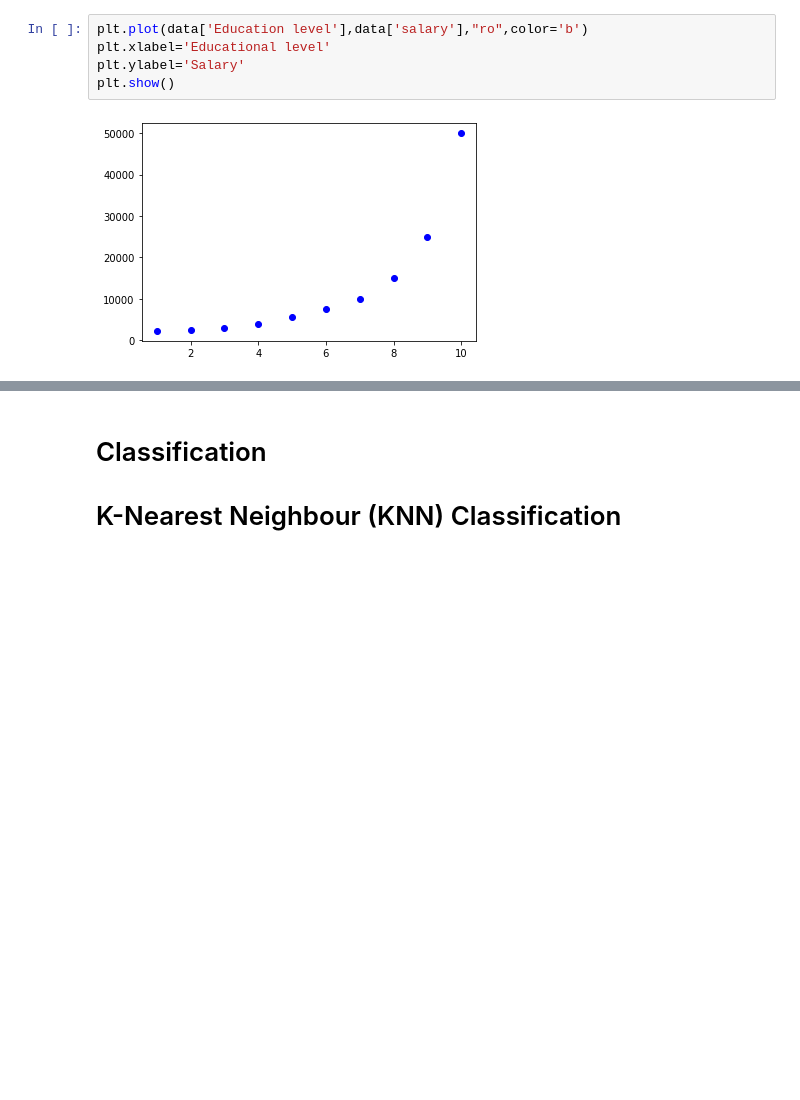
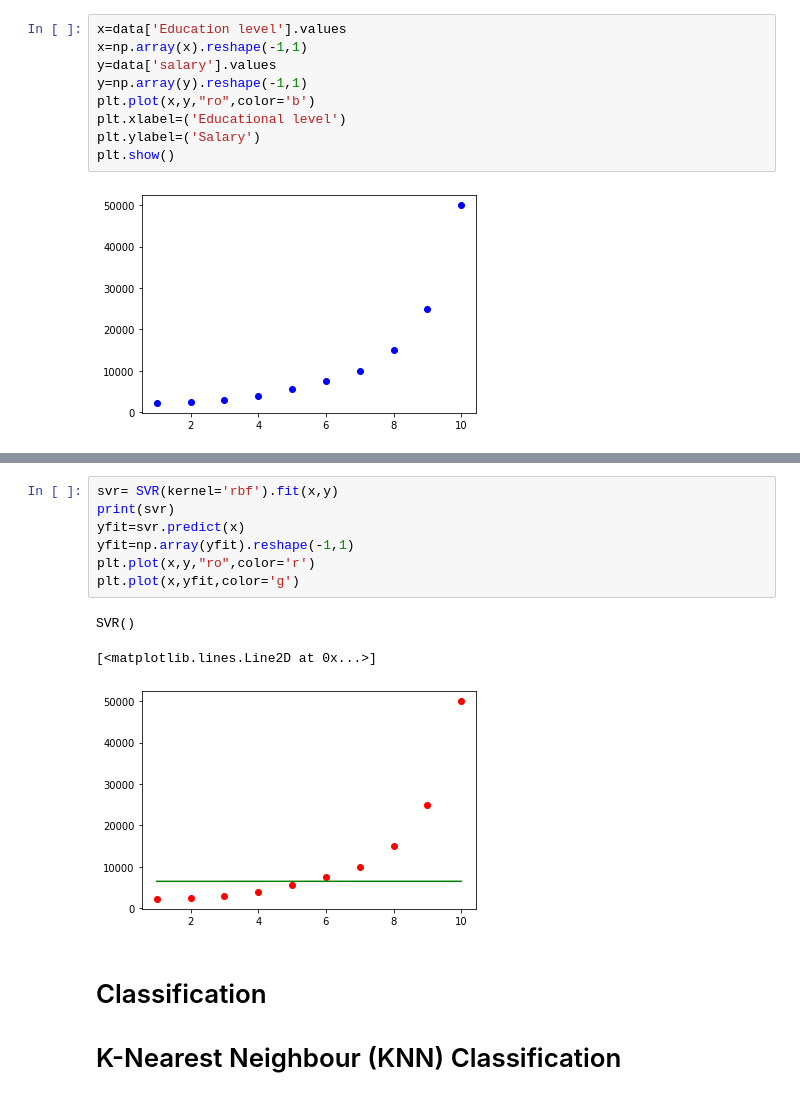
Before and after one commit to Safae-CHERKAOUI/python-for-finance, a Jupyter notebook: day_07/assignments/machine-learning-exercise.ipynb, the cells around one changed output, grey strips where cells are left out. Drawn from its saved outputs; the diff is of its cells as text; blank space fills up the shorter version.

````diff
--- a/day_07/assignments/machine-learning-exercise.ipynb
+++ b/day_07/assignments/machine-learning-exercise.ipynb
@@ -216,9 +218,13 @@ memory usage: 368.0+ bytes
 
 ![salary1](../data/salary1.png)
 # %%
-plt.plot(data['Education level'],data['salary'],"ro",color='b')
-plt.xlabel='Educational level'
-plt.ylabel='Salary'
+x=data['Education level'].values
+x=np.array(x).reshape(-1,1)
+y=data['salary'].values
+y=np.array(y).reshape(-1,1)
+plt.plot(x,y,"ro",color='b')
+plt.xlabel=('Educational level')
+plt.ylabel=('Salary')
 plt.show()
 # %% [output]
 [figure]
@@ -232,6 +238,17 @@ plt.show()
 ```python
 >>> R sq:  0.7513836788854973
 ```
+# %%
+svr= SVR(kernel='rbf').fit(x,y)
+print(svr)
+yfit=svr.predict(x)
+yfit=np.array(yfit).reshape(-1,1)
+plt.plot(x,y,"ro",color='r')
+plt.plot(x,yfit,color='g')
+# %% [output]
+SVR()
+[<matplotlib.lines.Line2D at 0x...>]
+[figure, added]
 # %% [markdown]
 # Classification
 <a class="anchor" id="3."></a>
````
Also changed, not shown: parts of 17 cells of this notebook.
